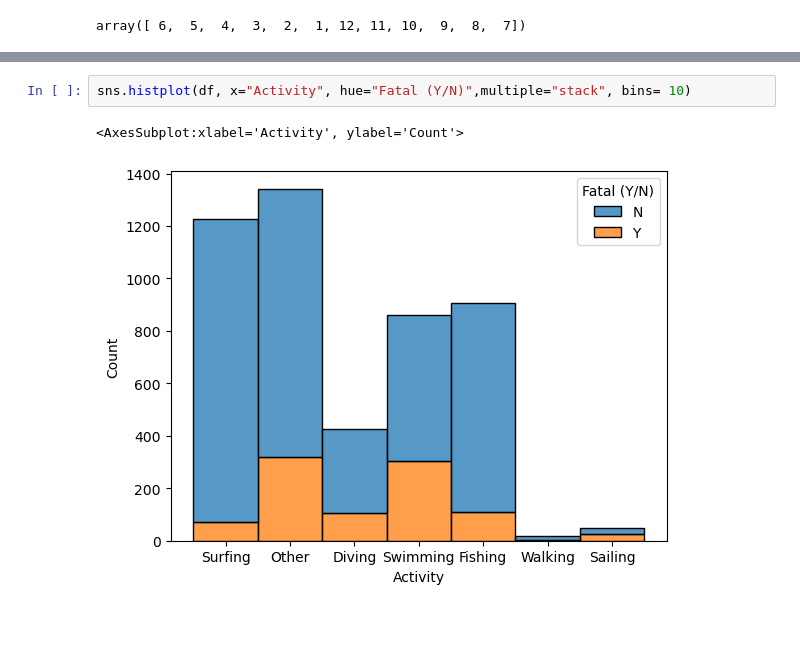
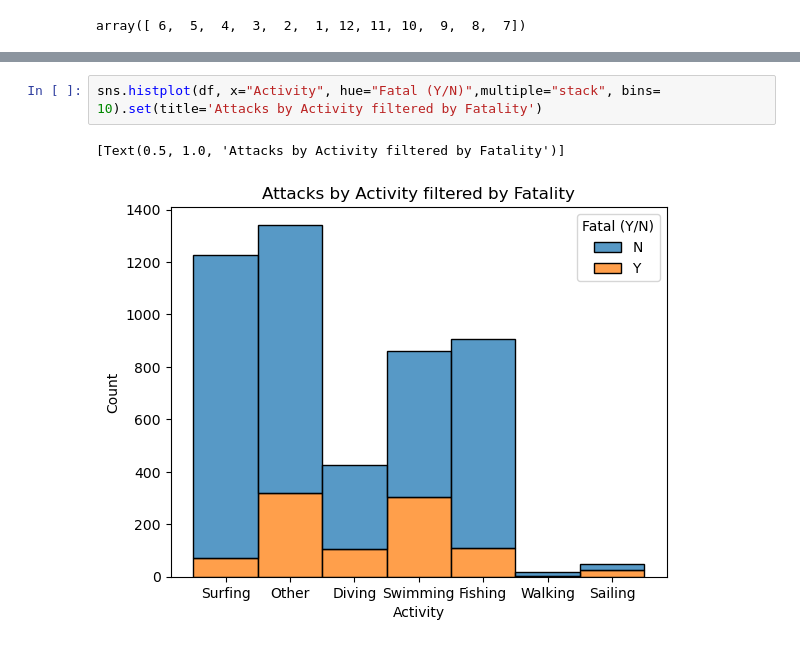
Before and after one commit to bernatbellmunt/ironh_project1, a Jupyter notebook: clean.ipynb, the cells around one changed output, grey strips where cells are left out. Saved outputs shown, nothing was run; the diff lists cells and outputs as text.

```diff
--- a/clean.ipynb
+++ b/clean.ipynb
@@ -385,5 +385,5 @@ sns.histplot(df, x="Year", hue="Activity",multiple="dodge", bins= 10, palette="m
 # %%
-sns.histplot(df, x="Activity", hue="Fatal (Y/N)",multiple="stack", bins= 10)
+sns.histplot(df, x="Activity", hue="Fatal (Y/N)",multiple="stack", bins= 10).set(title='Attacks by Activity filtered by Fatality')
 # %% [output]
-<AxesSubplot:xlabel='Activity', ylabel='Count'>
+[Text(0.5, 1.0, 'Attacks by Activity filtered by Fatality')]
-[figure, old version]
+[figure, new version]
```
Also changed, not shown: parts of 12 cells of this notebook, 1 other file.
